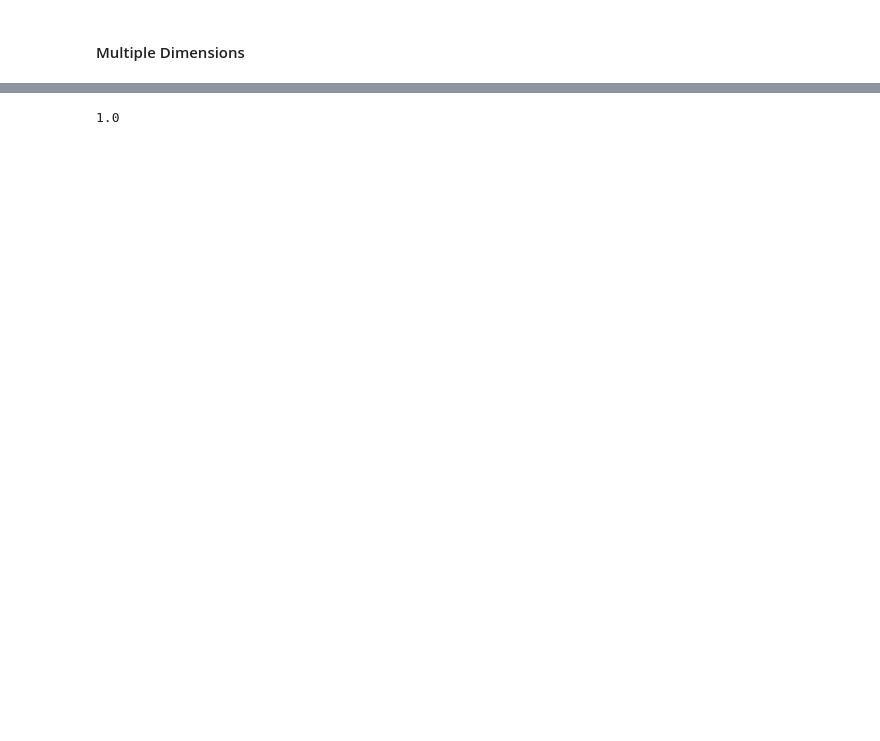
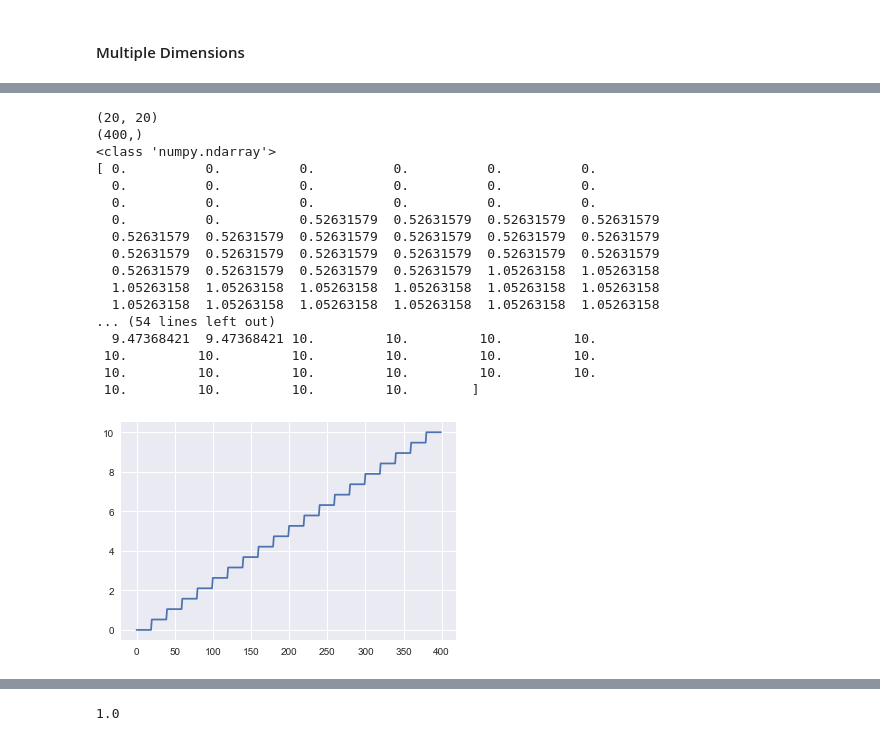
Before and after one commit to mscandizzo/Numpy, a Jupyter notebook: math_tools.ipynb, the cells around one changed output, grey strips where cells are left out. Drawn from its saved outputs; the diff is of its cells as text; code cells hidden in the pictures; blank space fills up the shorter version.

```diff
--- a/math_tools.ipynb
+++ b/math_tools.ipynb
@@ -174,3 +221,30 @@ def fm((x, y)):
+# %%
+xx = X.flatten()
+print(X.shape)
+print(xx.shape)
+print(type(xx))
+xx.sort(axis=0)
+print(xx)
+plt.plot(xx);
+# %% [output]
+(20, 20)
+(400,)
+<class 'numpy.ndarray'>
+[ 0.          0.          0.          0.          0.          0.
+  0.          0.          0.          0.          0.          0.
+  0.          0.          0.          0.          0.          0.
+  0.          0.          0.52631579  0.52631579  0.52631579  0.52631579
+  0.52631579  0.52631579  0.52631579  0.52631579  0.52631579  0.52631579
+  0.52631579  0.52631579  0.52631579  0.52631579  0.52631579  0.52631579
+  0.52631579  0.52631579  0.52631579  0.52631579  1.05263158  1.05263158
+  1.05263158  1.05263158  1.05263158  1.05263158  1.05263158  1.05263158
+  1.05263158  1.05263158  1.05263158  1.05263158  1.05263158  1.05263158
+... (54 lines left out)
+  9.47368421  9.47368421 10.         10.         10.         10.
+ 10.         10.         10.         10.         10.         10.
+ 10.         10.         10.         10.         10.         10.
+ 10.         10.         10.         10.        ]
+[figure, added]
 # %%
 x = np.linspace(0, 10, 20)
 y = np.linspace(0, 10, 20)
```
Also changed, not shown: parts of 30 cells of this notebook, 10 other files.
